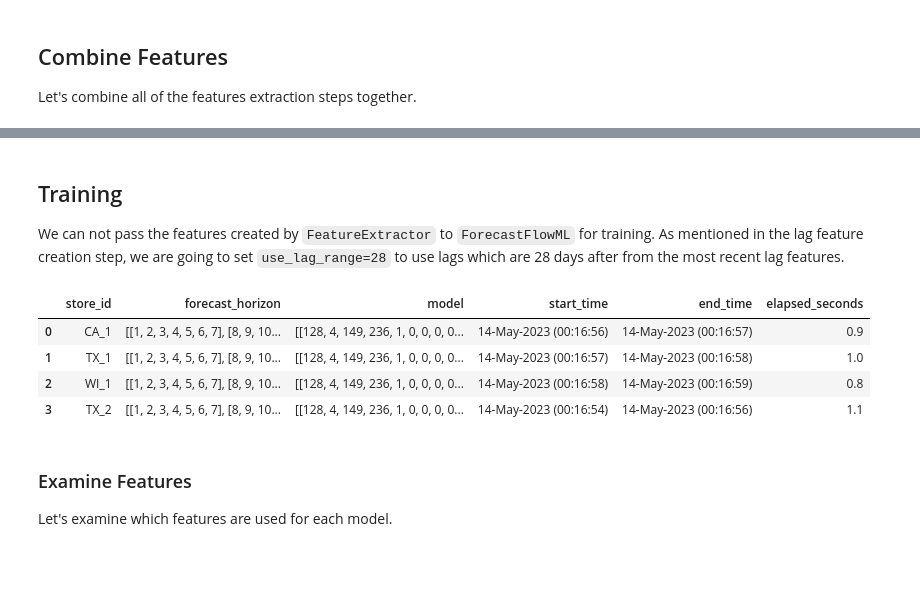
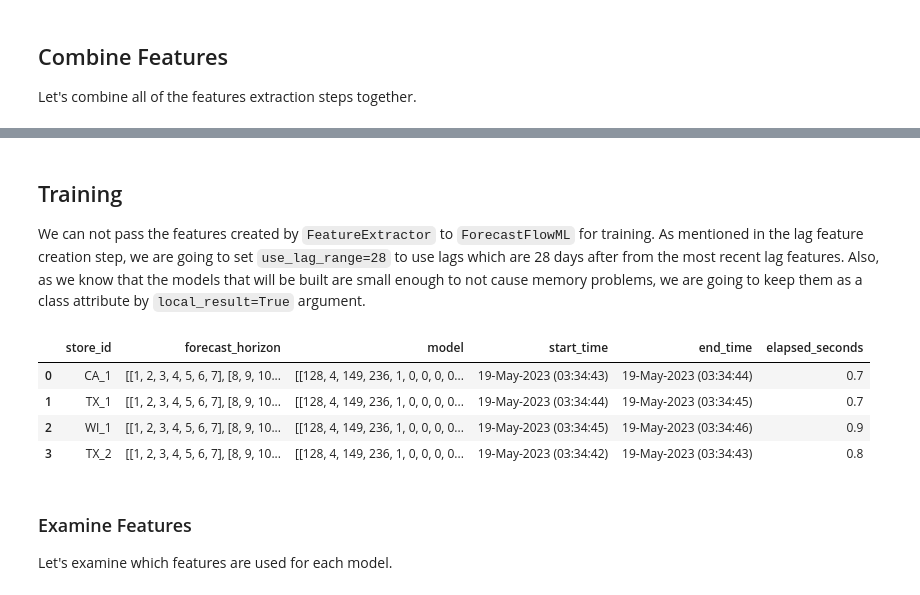
Before and after one commit to canerturkseven/ForecastFlowML, a Jupyter notebook: docs/source/notebooks/feature_engineering.ipynb, the cells around one changed output, grey strips where cells are left out. Cells and saved outputs as stored; diff of their text form; code cells hidden in the pictures; blank space fills up the shorter version.

Commit message:
remove pandas support and rewrite documentations (#8)
* remove pandas support and rewrite documentations

* change grid search test output to pandas

```diff
--- a/docs/source/notebooks/feature_engineering.ipynb
+++ b/docs/source/notebooks/feature_engineering.ipynb
@@ -307,27 +287,27 @@ feature_extractor.transform(df.toPandas(), spark=spark)
 # %% [markdown]
 ## Training
 
-We can not pass the features created by ``FeatureExtractor`` to ``ForecastFlowML`` for training. As mentioned in the lag feature creation step, we are going to set ``use_lag_range=28`` to use lags which are 28 days after from the most recent lag features.
+We can not pass the features created by ``FeatureExtractor`` to ``ForecastFlowML`` for training. As mentioned in the lag feature creation step, we are going to set ``use_lag_range=28`` to use lags which are 28 days after from the most recent lag features. Also, as we know that the models that will be built are small enough to not cause memory problems, we are going to keep them as a class attribute by ``local_result=True`` argument.
 # %%
 forecast_flow = ForecastFlowML(
     group_col="store_id",
     id_col="id",
     date_col="date",
     target_col="sales",
     date_frequency="days",
     model_horizon=7,
     max_forecast_horizon=28,
     model=LGBMRegressor(),
     use_lag_range=28,
 )
-trained_models = forecast_flow.train(df_train).toPandas()
-trained_models
+forecast_flow.train(df_train, local_result=True)
+forecast_flow.model_
 # %% [output]
 |  | store_id | forecast_horizon | model | start_time | end_time | elapsed_seconds |
-| 0 | CA_1 | [[1, 2, 3, 4, 5, 6, 7], [8, 9, 10... | [[128, 4, 149, 236, 1, 0, 0, 0, 0... | 14-May-2023 (00:16:56) | 14-May-2023 (00:16:57) | 0.9 |
-| 1 | TX_1 | [[1, 2, 3, 4, 5, 6, 7], [8, 9, 10... | [[128, 4, 149, 236, 1, 0, 0, 0, 0... | 14-May-2023 (00:16:57) | 14-May-2023 (00:16:58) | 1.0 |
-| 2 | WI_1 | [[1, 2, 3, 4, 5, 6, 7], [8, 9, 10... | [[128, 4, 149, 236, 1, 0, 0, 0, 0... | 14-May-2023 (00:16:58) | 14-May-2023 (00:16:59) | 0.8 |
-| 3 | TX_2 | [[1, 2, 3, 4, 5, 6, 7], [8, 9, 10... | [[128, 4, 149, 236, 1, 0, 0, 0, 0... | 14-May-2023 (00:16:54) | 14-May-2023 (00:16:56) | 1.1 |
+| 0 | CA_1 | [[1, 2, 3, 4, 5, 6, 7], [8, 9, 10... | [[128, 4, 149, 236, 1, 0, 0, 0, 0... | 19-May-2023 (03:34:43) | 19-May-2023 (03:34:44) | 0.7 |
+| 1 | TX_1 | [[1, 2, 3, 4, 5, 6, 7], [8, 9, 10... | [[128, 4, 149, 236, 1, 0, 0, 0, 0... | 19-May-2023 (03:34:44) | 19-May-2023 (03:34:45) | 0.7 |
+| 2 | WI_1 | [[1, 2, 3, 4, 5, 6, 7], [8, 9, 10... | [[128, 4, 149, 236, 1, 0, 0, 0, 0... | 19-May-2023 (03:34:45) | 19-May-2023 (03:34:46) | 0.9 |
+| 3 | TX_2 | [[1, 2, 3, 4, 5, 6, 7], [8, 9, 10... | [[128, 4, 149, 236, 1, 0, 0, 0, 0... | 19-May-2023 (03:34:42) | 19-May-2023 (03:34:43) | 0.8 |
 # %% [markdown]
 ### Examine Features
 
```
Also changed, not shown: parts of 15 cells of this notebook, 23 other files.
